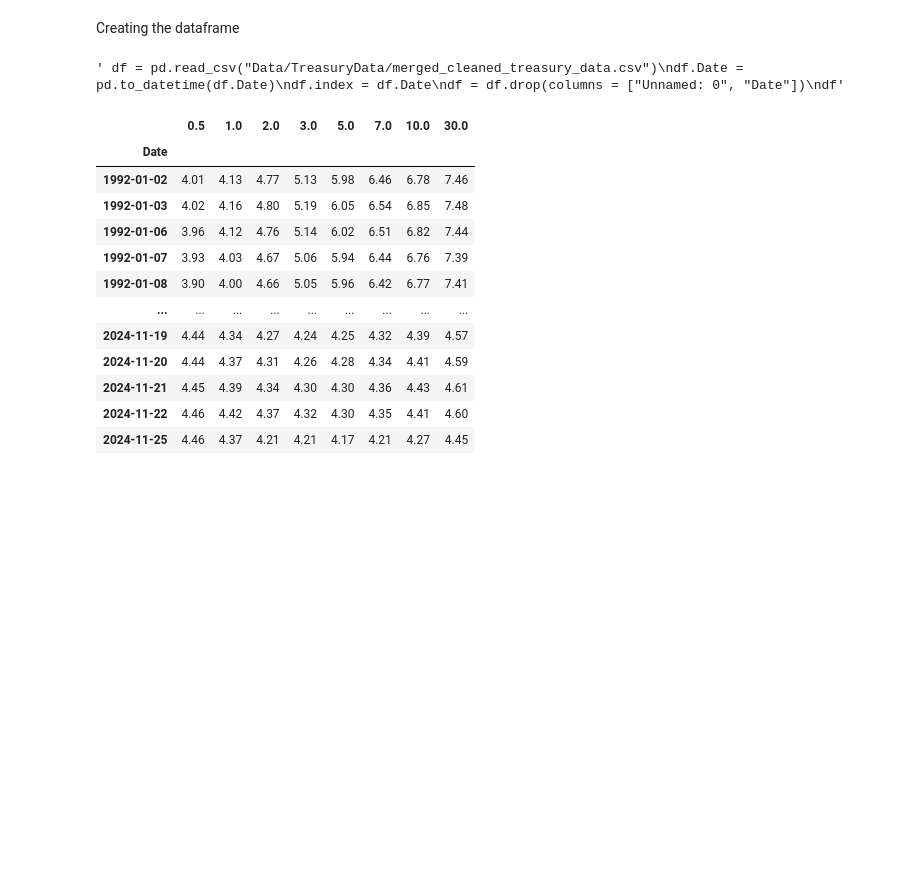
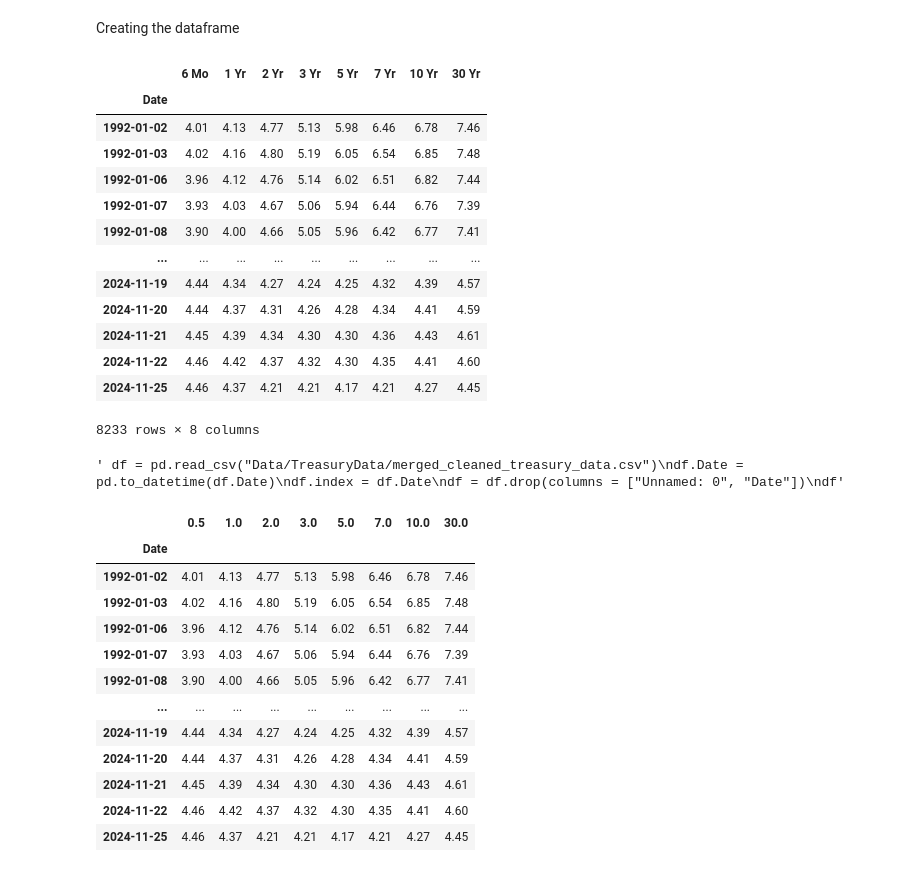
Before and after one commit to jlopes3/MF703_Project, a Jupyter notebook: FixedIncomeAnalysis.ipynb, the cells around one changed output. Cells and saved outputs as stored; diff of their text form; code cells hidden in the pictures; blank space fills up the shorter version.

```diff
--- a/FixedIncomeAnalysis.ipynb
+++ b/FixedIncomeAnalysis.ipynb
@@ -14,6 +14,23 @@ df.interpolate(inplace=True)
 df.dropna(axis = 1, inplace = True)
 
 df.drop(columns = ["3 Mo"], inplace=True)
+# %%
+df
+# %% [output]
+|  | 6 Mo | 1 Yr | 2 Yr | 3 Yr | 5 Yr | 7 Yr | 10 Yr | 30 Yr |
+| Date |  |  |  |  |  |  |  |  |
+| 1992-01-02 | 4.01 | 4.13 | 4.77 | 5.13 | 5.98 | 6.46 | 6.78 | 7.46 |
+| 1992-01-03 | 4.02 | 4.16 | 4.80 | 5.19 | 6.05 | 6.54 | 6.85 | 7.48 |
+| 1992-01-06 | 3.96 | 4.12 | 4.76 | 5.14 | 6.02 | 6.51 | 6.82 | 7.44 |
+| 1992-01-07 | 3.93 | 4.03 | 4.67 | 5.06 | 5.94 | 6.44 | 6.76 | 7.39 |
+| 1992-01-08 | 3.90 | 4.00 | 4.66 | 5.05 | 5.96 | 6.42 | 6.77 | 7.41 |
+| ... | ... | ... | ... | ... | ... | ... | ... | ... |
+| 2024-11-19 | 4.44 | 4.34 | 4.27 | 4.24 | 4.25 | 4.32 | 4.39 | 4.57 |
+| 2024-11-20 | 4.44 | 4.37 | 4.31 | 4.26 | 4.28 | 4.34 | 4.41 | 4.59 |
+| 2024-11-21 | 4.45 | 4.39 | 4.34 | 4.30 | 4.30 | 4.36 | 4.43 | 4.61 |
+| 2024-11-22 | 4.46 | 4.42 | 4.37 | 4.32 | 4.30 | 4.35 | 4.41 | 4.60 |
+| 2024-11-25 | 4.46 | 4.37 | 4.21 | 4.21 | 4.17 | 4.21 | 4.27 | 4.45 |
+8233 rows × 8 columns
 # %%
 """ df = pd.read_csv("Data/TreasuryData/merged_cleaned_treasury_data.csv")
 df.Date = pd.to_datetime(df.Date)
```
Also changed, not shown: parts of 1 cell of this notebook, 3 other files.
